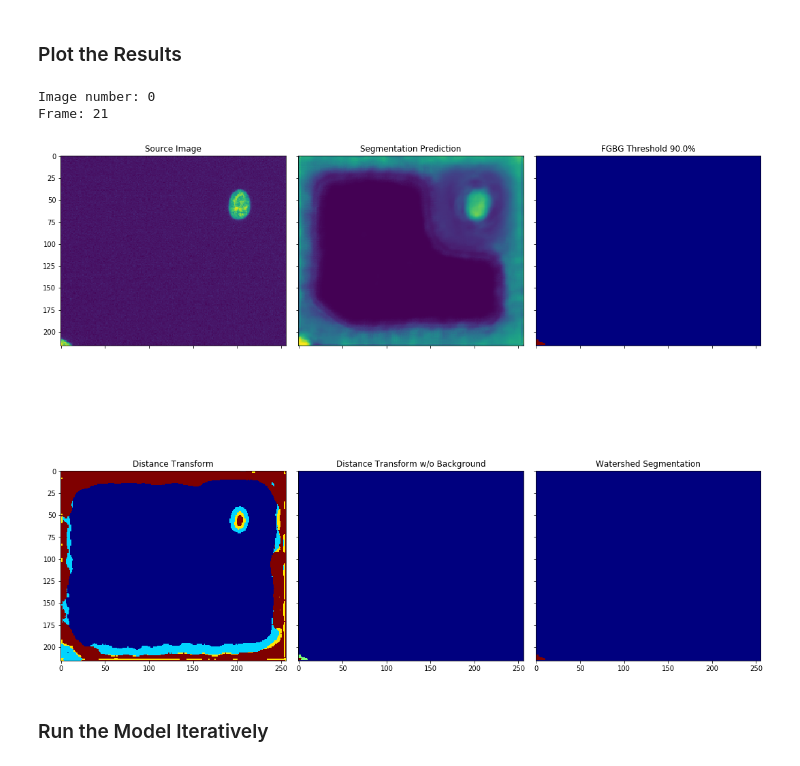
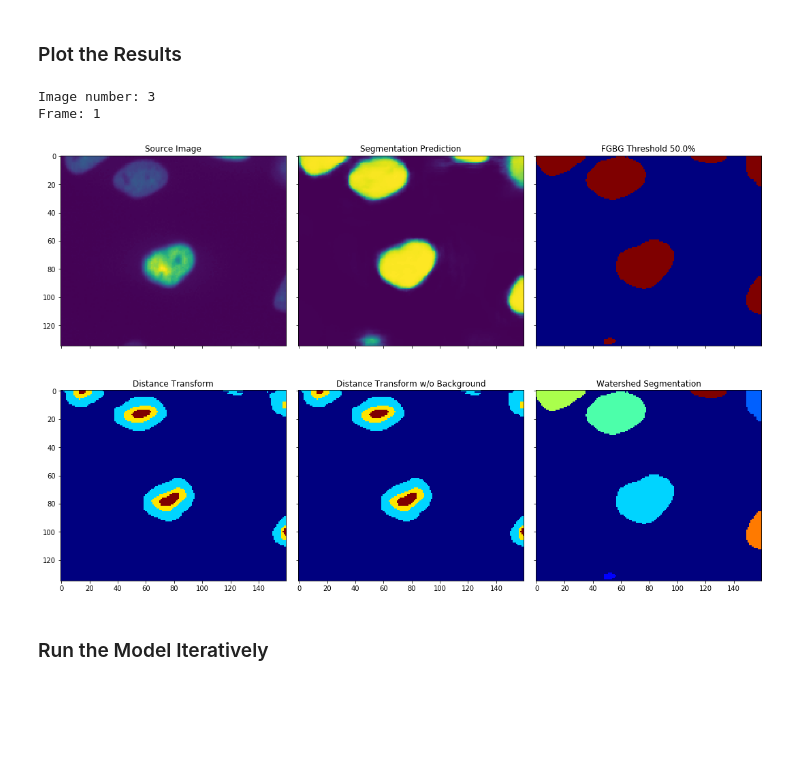
Before and after one commit to rikuturkki/deepcell-tf, a Jupyter notebook: scripts/recurr_gru/ComparisonSegmentationFullyConv.ipynb, the cells around one changed output. Saved outputs shown, nothing was run; the diff lists cells and outputs as text; code cells hidden in the pictures; blank space fills up the shorter version.

```diff
--- a/scripts/recurr_gru/ComparisonSegmentationFullyConv.ipynb
+++ b/scripts/recurr_gru/ComparisonSegmentationFullyConv.ipynb
@@ -680,7 +694,7 @@ ________________________________________________________________________________
 # %%
 # make predictions on testing data
-test_images = watershed_model.predict(X_test[:6, :, :, :, :])[-1]
-test_images_fgbg = fgbg_model.predict(X_test[:6, :, :, :, :])[-1]
+test_images = run_watershed_model.predict(X_test[:6, :, :, :, :])[-1]
+test_images_fgbg = run_fgbg_model.predict(X_test[:6, :, :, :, :])[-1]
 
 print('watershed transform shape:', test_images.shape)
 print('segmentation mask shape:', test_images_fgbg.shape)
@@ -705,7 +719,7 @@ watershed argmax shape: (6, 30, 135, 160, 1)
 # %%
 # threshold the foreground/background
 # and remove background from watershed transform
-threshold = 0.9
+threshold = 0.5
 fg_thresh = test_images_fgbg[..., 1] > threshold
 
 fg_thresh = np.expand_dims(fg_thresh.astype('int16'), axis=-1)
@@ -738,40 +752,40 @@ watershed_images = np.expand_dims(watershed_images, axis=-1)
 import matplotlib.pyplot as plt
 %matplotlib inline
 
-index = 5 #np.random.randint(low=0, high=6)
+index = np.random.randint(low=0, high=6)
 frame = np.random.randint(low=0, high=X_test.shape[1])
 print('Image number:', index)
 print('Frame:', frame)
 
 
-fig, axes = plt.subplots(ncols=3, nrows=2, figsize=(15, 15), sharex=True, sharey=True)
+fig, axes = plt.subplots(ncols=3, nrows=2, figsize=(15, 10), sharex=True, sharey=True)
 ax = axes.ravel()
 
 ax[0].imshow(X_test[index, frame, ..., 0])
 ax[0].set_title('Source Image')
 
 ax[1].imshow(test_images_fgbg[index, frame, ..., 1])
 ax[1].set_title('Segmentation Prediction')
 
 ax[2].imshow(fg_thresh[index, frame, ..., 0], cmap='jet')
 ax[2].set_title('FGBG Threshold {}%'.format(threshold * 100))
 
 ax[3].imshow(argmax_images[index, frame, ..., 0], cmap='jet')
 ax[3].set_title('Distance Transform')
 
 ax[4].imshow(argmax_images_post_fgbg[index, frame, ..., 0], cmap='jet')
 ax[4].set_title('Distance Transform w/o Background')
 
 ax[5].imshow(watershed_images[index, frame, ..., 0], cmap='jet')
 ax[5].set_title('Watershed Segmentation')
 
 fig.tight_layout()
 plt.show()
 # plt.savefig('test.png')
 # %% [output]
-Image number: 0
-Frame: 21
+Image number: 3
+Frame: 1
-[figure, old version]
+[figure, new version]
 # %% [markdown]
 ### Run the Model Iteratively
 # %%
```
Also changed, not shown: parts of 15 cells of this notebook.
